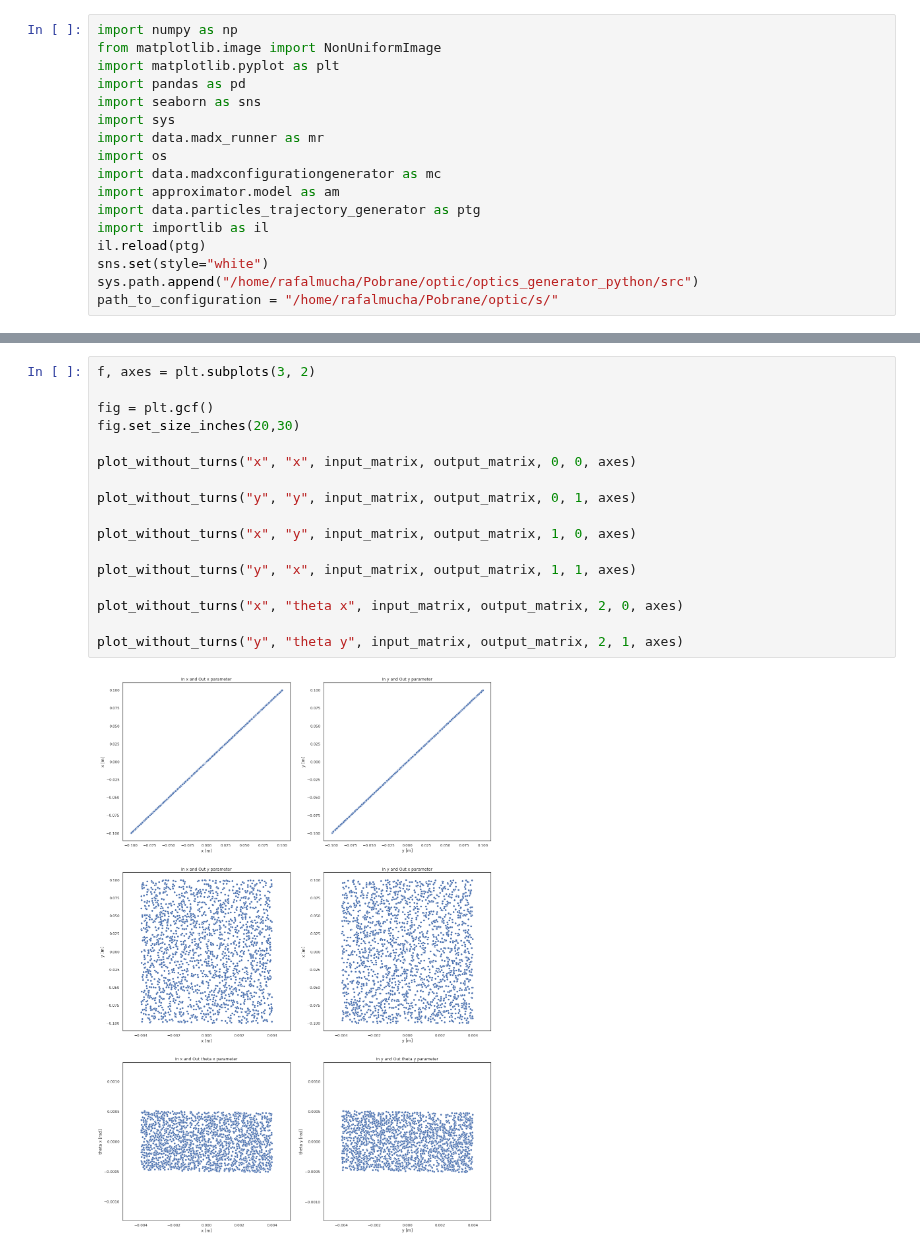
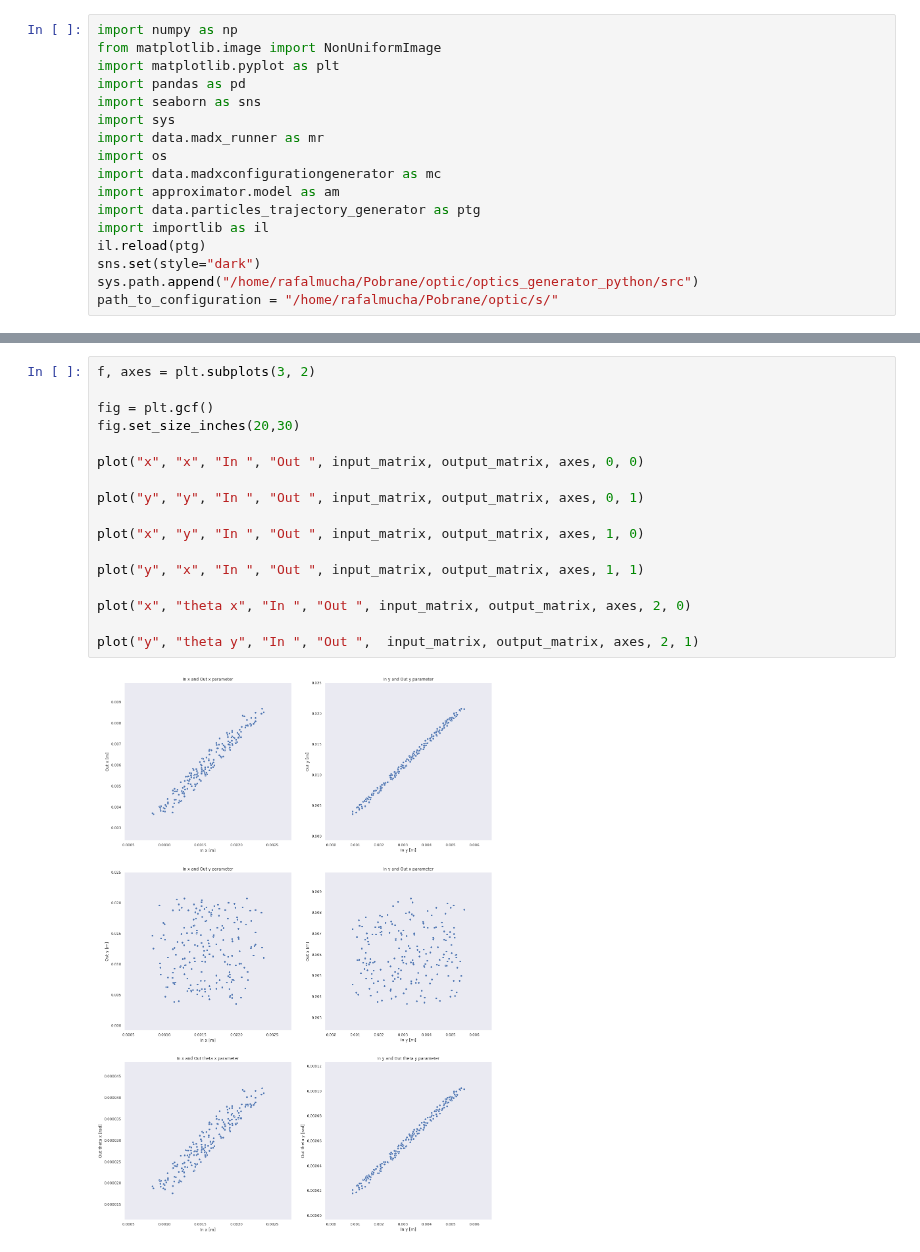
Before and after one commit to mucharafal/optics_generator_python, a Jupyter notebook: notebooks/BeamPlots.ipynb, the cells around one changed output, grey strips where cells are left out. Saved outputs shown, nothing was run; the diff lists cells and outputs as text.

```diff
--- a/notebooks/BeamPlots.ipynb
+++ b/notebooks/BeamPlots.ipynb
@@ -12,6 +12,6 @@ import approximator.model as am
 import data.particles_trajectory_generator as ptg
 import importlib as il
 il.reload(ptg)
-sns.set(style="white")
+sns.set(style="dark")
 sys.path.append("/home/rafalmucha/Pobrane/optic/optics_generator_python/src")
 path_to_configuration = "/home/rafalmucha/Pobrane/optic/s/"
@@ -160,22 +234,22 @@ def plot_without_turns(x_name, y_name, input_matrix, output_matrix, x_pos, y_pos
 # %%
 f, axes = plt.subplots(3, 2)
 
 fig = plt.gcf()
 fig.set_size_inches(20,30)
 
-plot_without_turns("x", "x", input_matrix, output_matrix, 0, 0, axes)
+plot("x", "x", "In ", "Out ", input_matrix, output_matrix, axes, 0, 0)
 
-plot_without_turns("y", "y", input_matrix, output_matrix, 0, 1, axes)
+plot("y", "y", "In ", "Out ", input_matrix, output_matrix, axes, 0, 1)
 
-plot_without_turns("x", "y", input_matrix, output_matrix, 1, 0, axes)
+plot("x", "y", "In ", "Out ", input_matrix, output_matrix, axes, 1, 0)
 
-plot_without_turns("y", "x", input_matrix, output_matrix, 1, 1, axes)
+plot("y", "x", "In ", "Out ", input_matrix, output_matrix, axes, 1, 1)
 
-plot_without_turns("x", "theta x", input_matrix, output_matrix, 2, 0, axes)
+plot("x", "theta x", "In ", "Out ", input_matrix, output_matrix, axes, 2, 0)
 
-plot_without_turns("y", "theta y", input_matrix, output_matrix, 2, 1, axes)
+plot("y", "theta y", "In ", "Out ",  input_matrix, output_matrix, axes, 2, 1)
 # %% [output]
-[figure, old version]
+[figure, new version]
 # %%
 f, axes = plt.subplots(3, 2)
 
```
Also changed, not shown: parts of 14 cells of this notebook, 3 other files.
